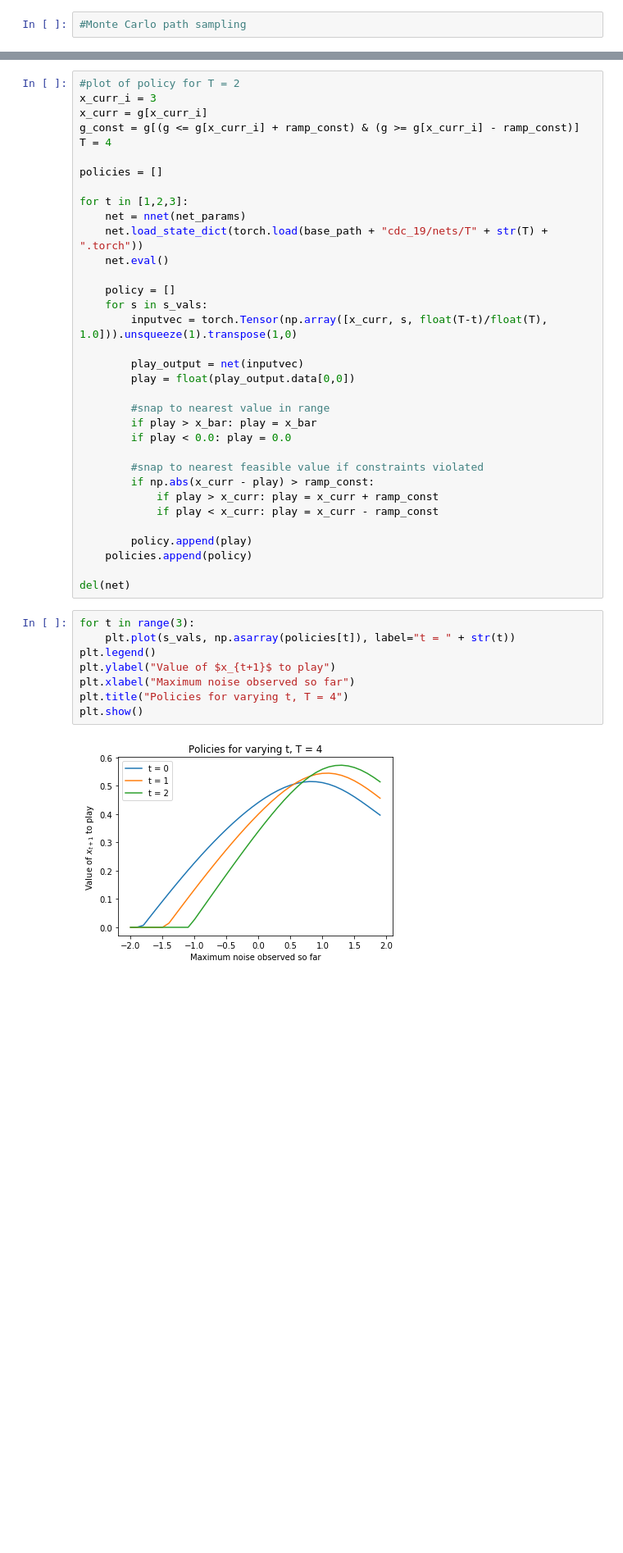
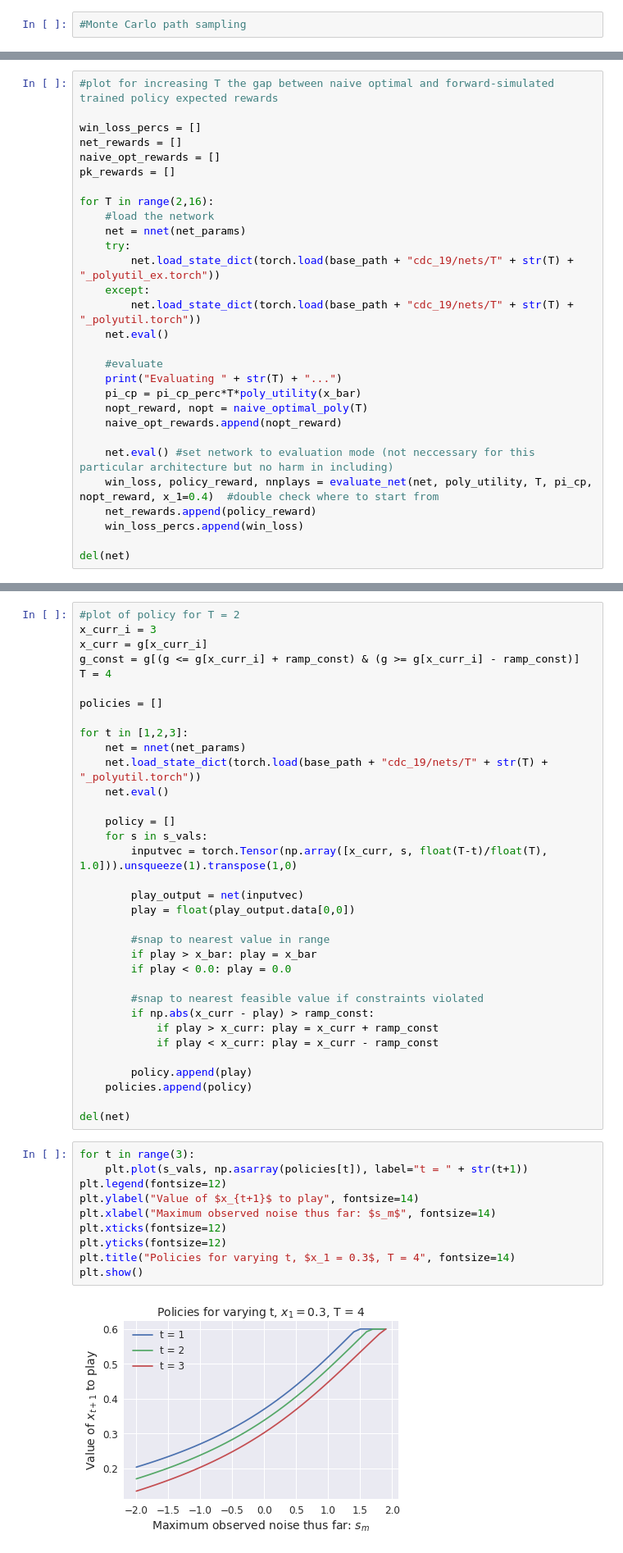
Before and after one commit to cpatdowling/peakload, a Jupyter notebook: notebooks/cdc_2019_submission.ipynb, the cells around one changed output, grey strips where cells are left out. Shown at 82% size. Cells and saved outputs as stored; diff of their text form; blank space fills up the shorter version.

```diff
--- a/notebooks/cdc_2019_submission.ipynb
+++ b/notebooks/cdc_2019_submission.ipynb
@@ -408,0 +564,29 @@ plt.show()
+# %%
+#plot for increasing T the gap between naive optimal and forward-simulated trained policy expected rewards
+
+win_loss_percs = []
+net_rewards = []
+naive_opt_rewards = []
+pk_rewards = []
+
+for T in range(2,16):
+    #load the network
+    net = nnet(net_params)
+    try:
+        net.load_state_dict(torch.load(base_path + "cdc_19/nets/T" + str(T) + "_polyutil_ex.torch"))
+    except:
+        net.load_state_dict(torch.load(base_path + "cdc_19/nets/T" + str(T) + "_polyutil.torch"))
+    net.eval()
+
+    #evaluate
+    print("Evaluating " + str(T) + "...")
+    pi_cp = pi_cp_perc*T*poly_utility(x_bar)
+    nopt_reward, nopt = naive_optimal_poly(T)
+    naive_opt_rewards.append(nopt_reward)
+
+    net.eval() #set network to evaluation mode (not neccessary for this particular architecture but no harm in including)
+    win_loss, policy_reward, nnplays = evaluate_net(net, poly_utility, T, pi_cp, nopt_reward, x_1=0.4)  #double check where to start from
+    net_rewards.append(policy_reward)
+    win_loss_percs.append(win_loss)
+
+del(net)
@@ -417,7 +633,7 @@ policies = []
 
 for t in [1,2,3]:
     net = nnet(net_params)
-    net.load_state_dict(torch.load(base_path + "cdc_19/nets/T" + str(T) + ".torch"))
+    net.load_state_dict(torch.load(base_path + "cdc_19/nets/T" + str(T) + "_polyutil.torch"))
     net.eval()
 
     policy = []
@@ -442,11 +658,13 @@ for t in [1,2,3]:
 del(net)
 # %%
 for t in range(3):
-    plt.plot(s_vals, np.asarray(policies[t]), label="t = " + str(t))
-plt.legend()
-plt.ylabel("Value of $x_{t+1}$ to play")
-plt.xlabel("Maximum noise observed so far")
-plt.title("Policies for varying t, T = 4")
+    plt.plot(s_vals, np.asarray(policies[t]), label="t = " + str(t+1))
+plt.legend(fontsize=12)
+plt.ylabel("Value of $x_{t+1}$ to play", fontsize=14)
+plt.xlabel("Maximum observed noise thus far: $s_m$", fontsize=14)
+plt.xticks(fontsize=12)
+plt.yticks(fontsize=12)
+plt.title("Policies for varying t, $x_1 = 0.3$, T = 4", fontsize=14)
 plt.show()
 # %% [output]
-[figure, old version]
+[figure, new version]
```
Also changed, not shown: parts of 34 cells of this notebook.
